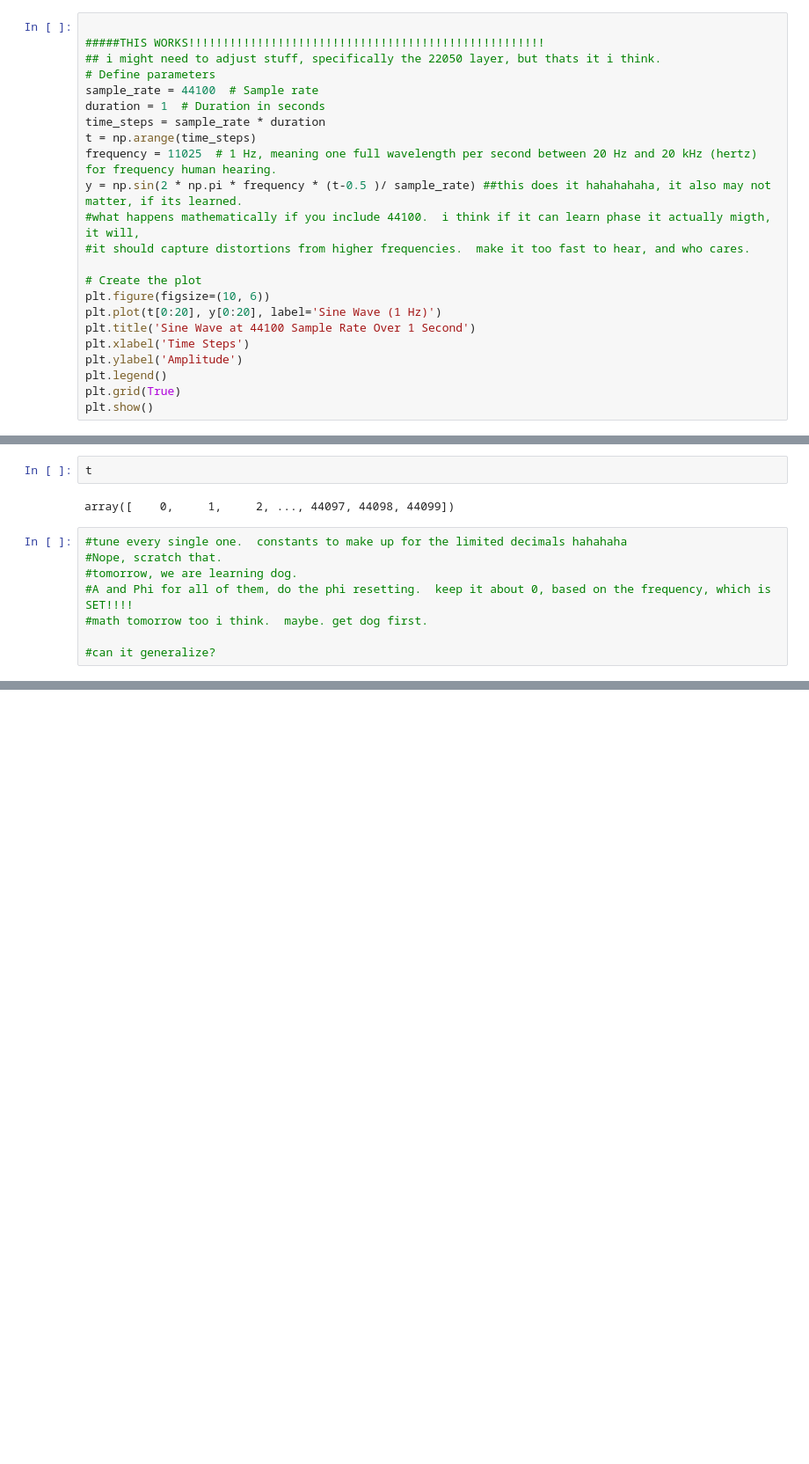
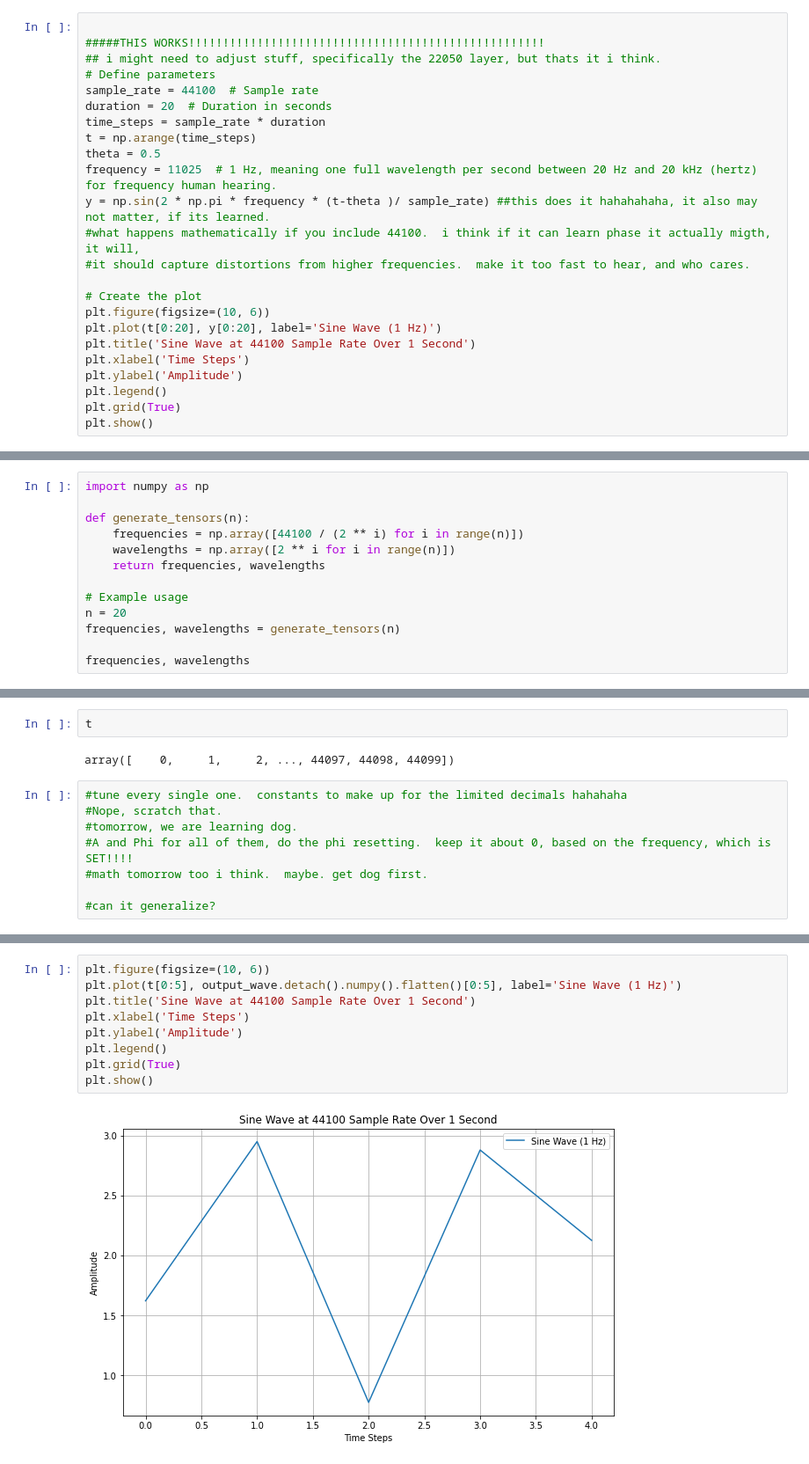
Before and after one commit to dallingordon/CSN, a Jupyter notebook: 44k.ipynb, the cells around one changed output, grey strips where cells are left out. Shown at 88% size. Drawn from its saved outputs; the diff is of its cells as text; blank space fills up the shorter version.

```diff
--- a/44k.ipynb
+++ b/44k.ipynb
@@ -32,11 +32,12 @@ plt.show()
 ## i might need to adjust stuff, specifically the 22050 layer, but thats it i think.
 # Define parameters
 sample_rate = 44100  # Sample rate
-duration = 1  # Duration in seconds
+duration = 20  # Duration in seconds
 time_steps = sample_rate * duration
 t = np.arange(time_steps)
+theta = 0.5
 frequency = 11025  # 1 Hz, meaning one full wavelength per second between 20 Hz and 20 kHz (hertz) for frequency human hearing.
-y = np.sin(2 * np.pi * frequency * (t-0.5 )/ sample_rate) ##this does it hahahahaha, it also may not matter, if its learned.
+y = np.sin(2 * np.pi * frequency * (t-theta )/ sample_rate) ##this does it hahahahaha, it also may not matter, if its learned.
 #what happens mathematically if you include 44100.  i think if it can learn phase it actually migth, it will,
 #it should capture distortions from higher frequencies.  make it too fast to hear, and who cares.
 
@@ -56,3 +57,16 @@ y[0:20]
 # %% [output]
 array([-1.,  1., -1.,  1., -1.,  1., -1.,  1., -1.,  1., -1.,  1., -1.,
         1., -1.,  1., -1.,  1., -1.,  1.])
+# %%
+import numpy as np
+
+def generate_tensors(n):
+    frequencies = np.array([44100 / (2 ** i) for i in range(n)])
+    wavelengths = np.array([2 ** i for i in range(n)])
+    return frequencies, wavelengths
+
+# Example usage
+n = 20
+frequencies, wavelengths = generate_tensors(n)
+
+frequencies, wavelengths
@@ -70,0 +157,11 @@ array([    0,     1,     2, ..., 44097, 44098, 44099])
+# %%
+plt.figure(figsize=(10, 6))
+plt.plot(t[0:5], output_wave.detach().numpy().flatten()[0:5], label='Sine Wave (1 Hz)')
+plt.title('Sine Wave at 44100 Sample Rate Over 1 Second')
+plt.xlabel('Time Steps')
+plt.ylabel('Amplitude')
+plt.legend()
+plt.grid(True)
+plt.show()
+# %% [output]
+[figure, added]
```
Also changed, not shown: parts of 12 cells of this notebook.
